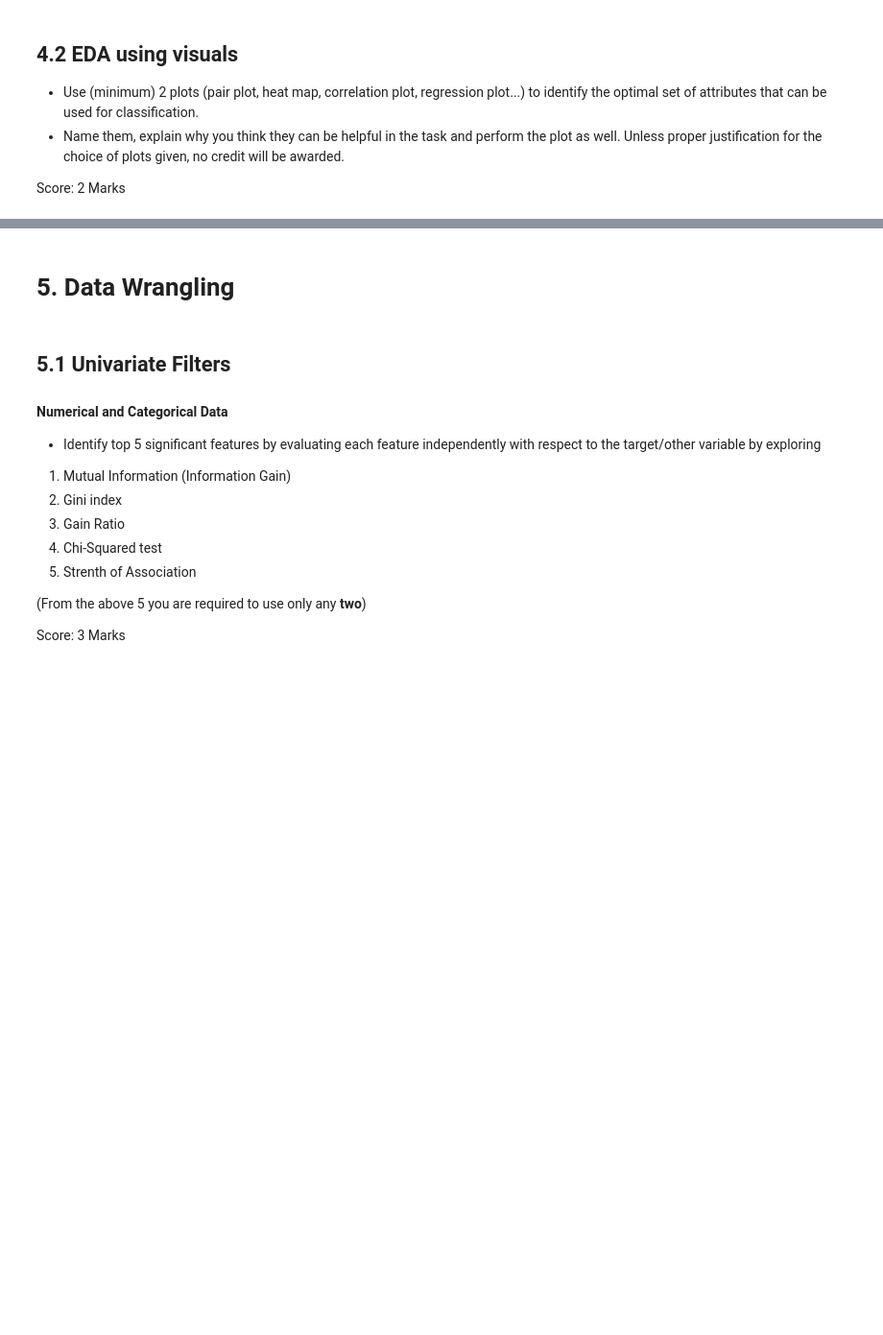
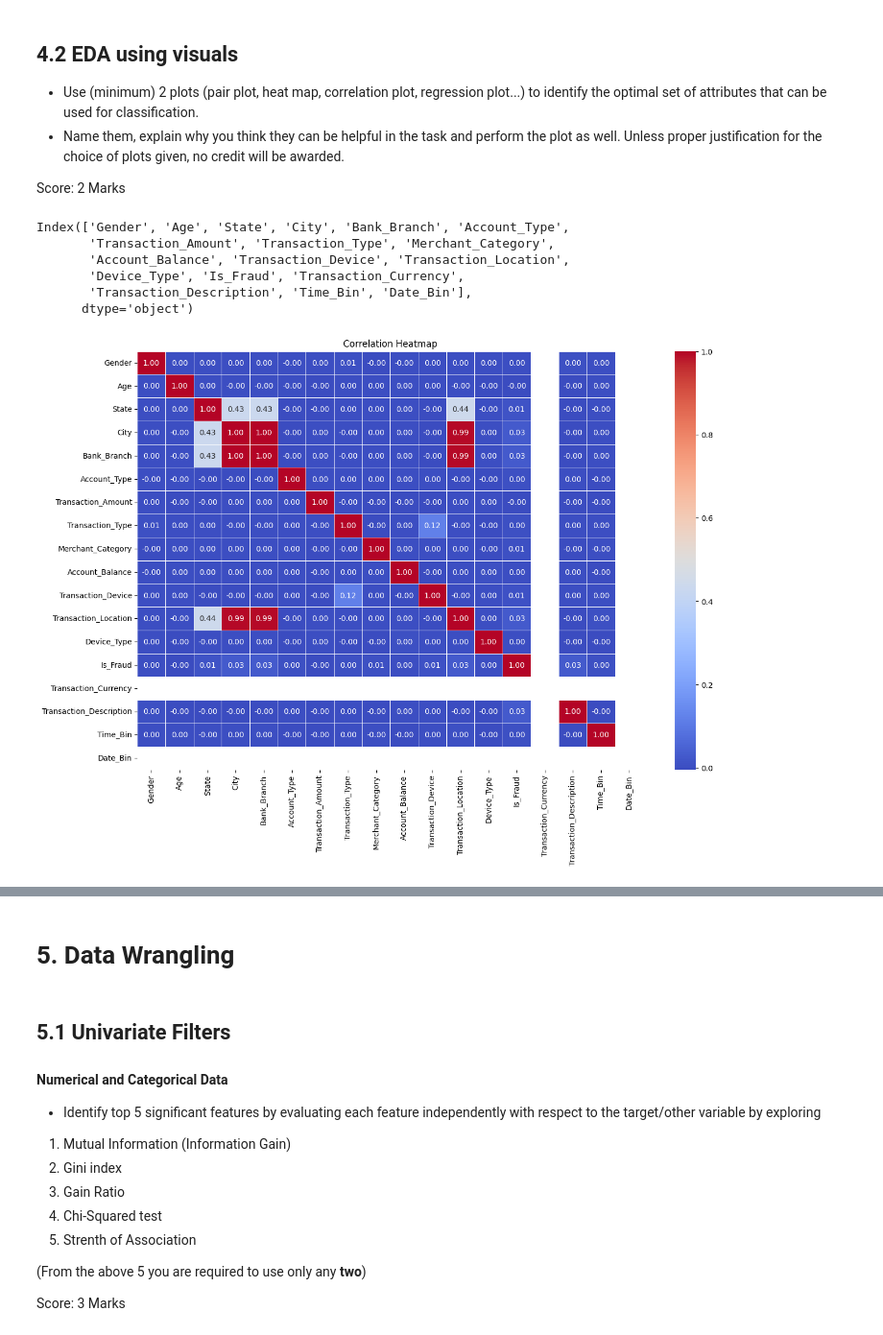
Before and after one commit to BholaySingh23/IntroDS_Assignment1, a Jupyter notebook: Group_24_IDS_Assignment_1.ipynb, the cells around one changed output, grey strips where cells are left out. Shown at 96% size. Cells and saved outputs as stored; diff of their text form; code cells hidden in the pictures; blank space fills up the shorter version.

```diff
--- a/Group_24_IDS_Assignment_1.ipynb
+++ b/Group_24_IDS_Assignment_1.ipynb
@@ -403,0 +516,9 @@ Score: 2 Marks
+# %%
+std_df.columns
+# %% [output]
+Index(['Gender', 'Age', 'State', 'City', 'Bank_Branch', 'Account_Type',
+       'Transaction_Amount', 'Transaction_Type', 'Merchant_Category',
+       'Account_Balance', 'Transaction_Device', 'Transaction_Location',
+       'Device_Type', 'Is_Fraud', 'Transaction_Currency',
+       'Transaction_Description', 'Time_Bin', 'Date_Bin'],
+      dtype='object')
@@ -403,0 +530,8 @@ Score: 2 Marks
+# %%
+correlation_matrix = std_df.corr()
+plt.figure(figsize=(15, 10))
+sns.heatmap(correlation_matrix, annot=True, cmap='coolwarm', fmt=".2f", linewidths=0.5)
+plt.title('Correlation Heatmap')
+plt.show()
+# %% [output]
+[figure, added]
```
Also changed, not shown: parts of 40 cells of this notebook.
